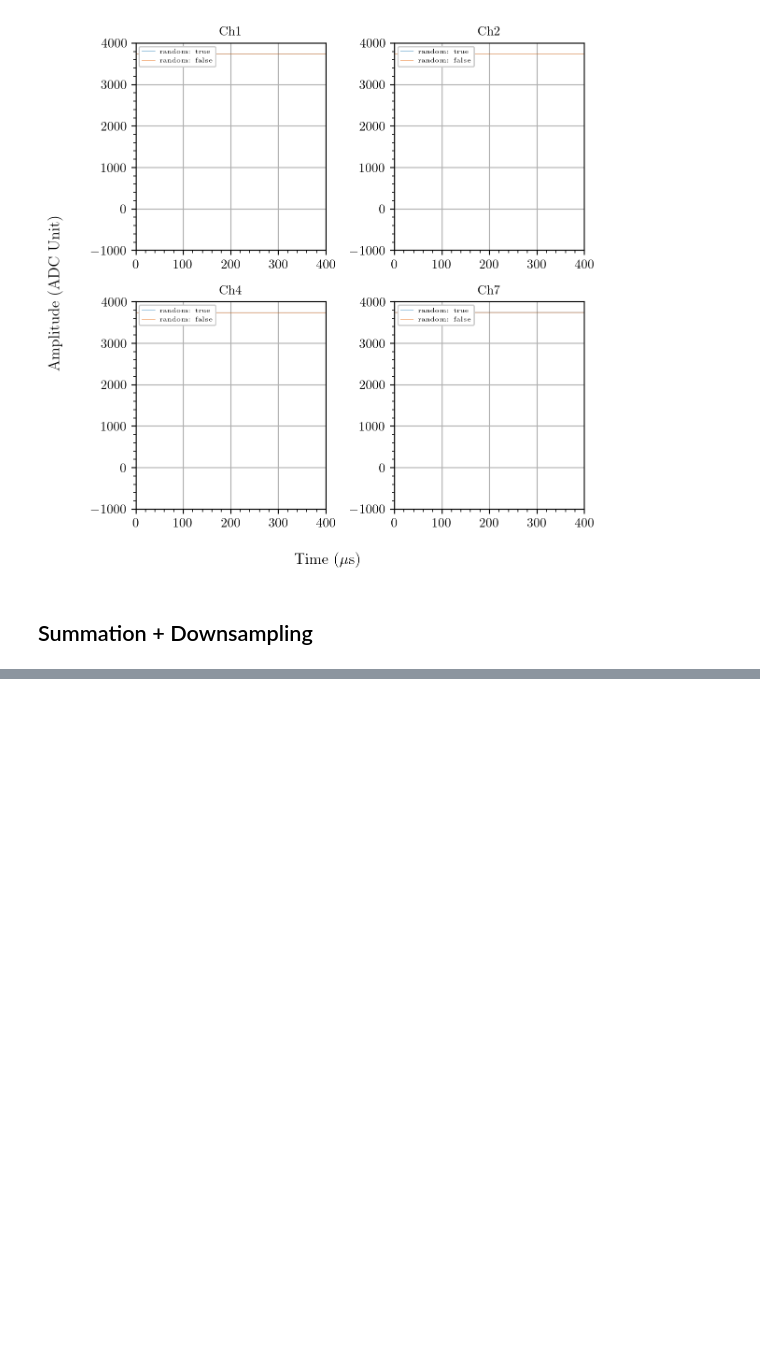
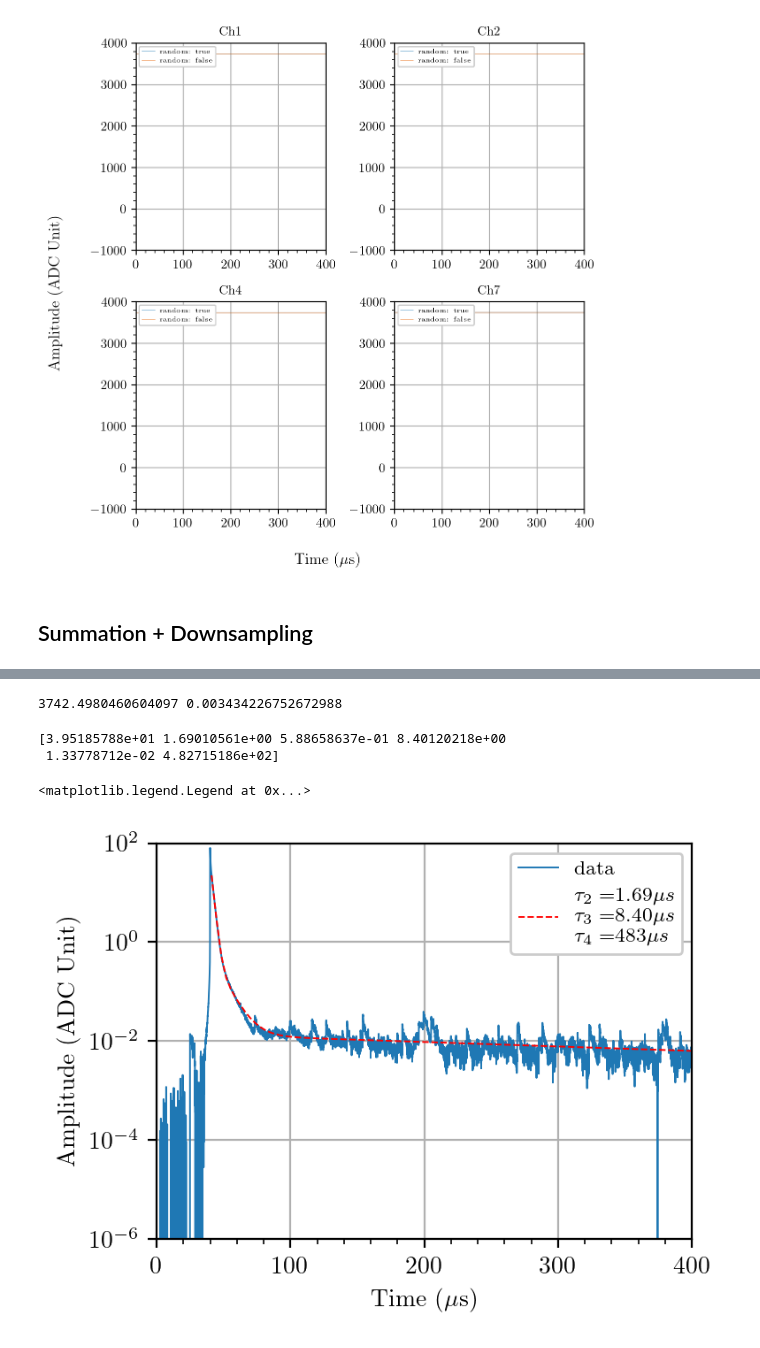
Before and after one commit to darkside-princeton/sipm-analysis, a Jupyter notebook: jupyter/long_wf_liq8.ipynb, the cells around one changed output, grey strips where cells are left out. Cells and saved outputs as stored; diff of their text form; code cells hidden in the pictures; blank space fills up the shorter version.

Commit message:
fitting long waveform

```diff
--- a/jupyter/long_wf_liq8.ipynb
+++ b/jupyter/long_wf_liq8.ipynb
@@ -411,0 +413,49 @@ plt.tight_layout()
+# %%
+bsl = data_scint['false'][-1]['sum_wf_sub'][data_scint['false'][-1]['time_sub']<35].mean()
+rms = data_scint['false'][-1]['sum_wf_sub'][data_scint['false'][-1]['time_sub']<35].std()
+print(bsl,rms)
+# %% [output]
+3742.4980460604097 0.003434226752672988
+# %%
+t0 = 40
+def exp3(t, a1, tau1, a2, tau2, a3, tau3):
+    t = t-t0
+    return a1*np.exp(-t/tau1)+a2*np.exp(-t/tau2)+a3*np.exp(-t/tau3)
+# %%
+# Make plots for all datasets
+# Summed scintillation waveform
+plt.figure(0,figsize=(4,3))
+plt.plot(
+	data_scint['false'][-1]['time_sub'],
+	bsl-data_scint['false'][-1]['sum_wf_sub'],linewidth=0.7,label='data')
+# plt.ylim(-0.1, 0.5)
+plt.xlim(0,400)
+plt.yscale('log')
+plt.minorticks_on()
+plt.grid()
+
+plt.xlabel(r'Time ($\mu$s)', y=0.0)
+plt.ylabel(r'Amplitude (ADC Unit)', x=0.0)
+plt.tight_layout()
+
+t_arr = np.linspace(41,400,100)
+# plt.plot(t_arr,exp3(t_arr,
+#                     200,1.5,
+#                     3,8,
+#                     0.06,200),'r--',lw=0.5)
+ydata = bsl-data_scint['false'][-1]['sum_wf_sub'][data_scint['false'][-1]['time_sub']>41]
+xdata = data_scint['false'][-1]['time_sub'][data_scint['false'][-1]['time_sub']>41]
+par,cov = curve_fit(exp3,
+					xdata,
+					ydata,
+					p0=[200,1.5,3,8,0.06,200],sigma=rms*np.ones_like(ydata))
+print(par)
+plt.plot(t_arr,exp3(t_arr,*par),'r--',lw=0.7,label=r'$\tau_2=$'+f'{par[1]:.2f}'+r'$\mu s$'+'\n'
+         + r'$\tau_3=$'+f'{par[3]:.2f}'+r'$\mu s$'+'\n'
+         + r'$\tau_4=$'+f'{par[5]:.0f}'+r'$\mu s$')
+plt.legend(loc='upper right')
+# %% [output]
+[3.95185788e+01 1.69010561e+00 5.88658637e-01 8.40120218e+00
+ 1.33778712e-02 4.82715186e+02]
+<matplotlib.legend.Legend at 0x...>
+[figure, added]
```
Also changed, not shown: parts of 4 cells of this notebook.
